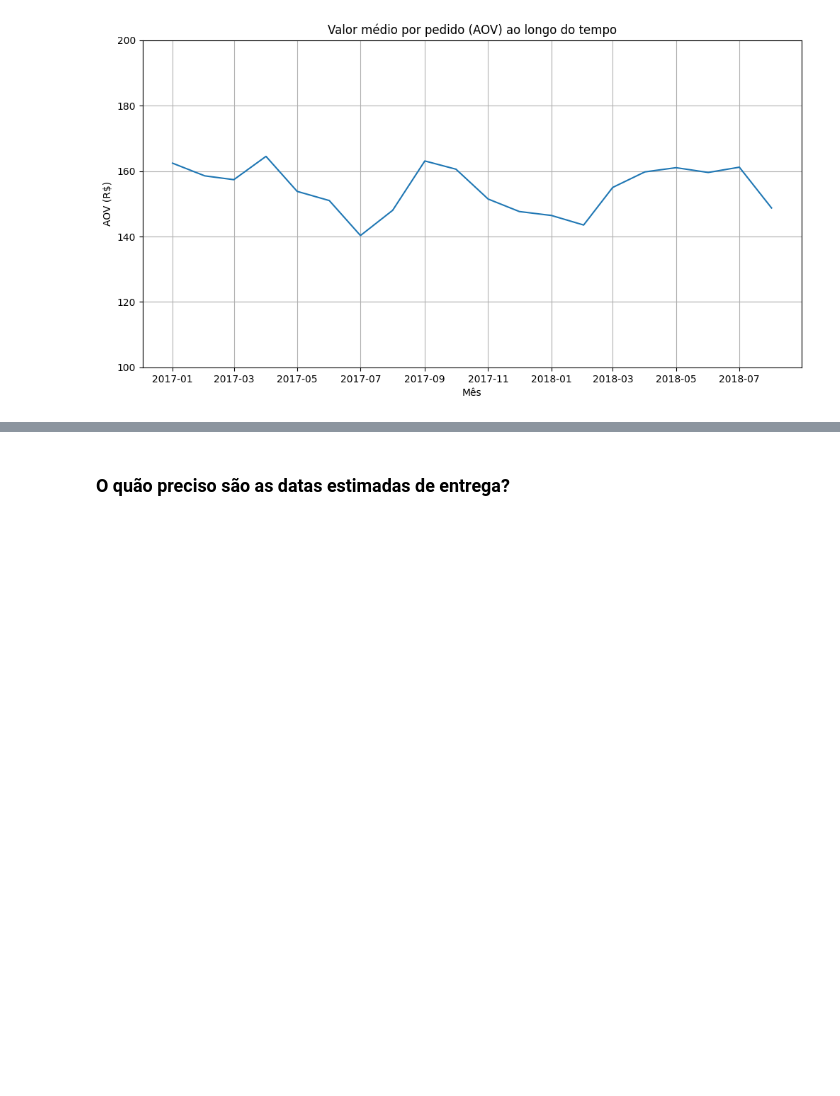
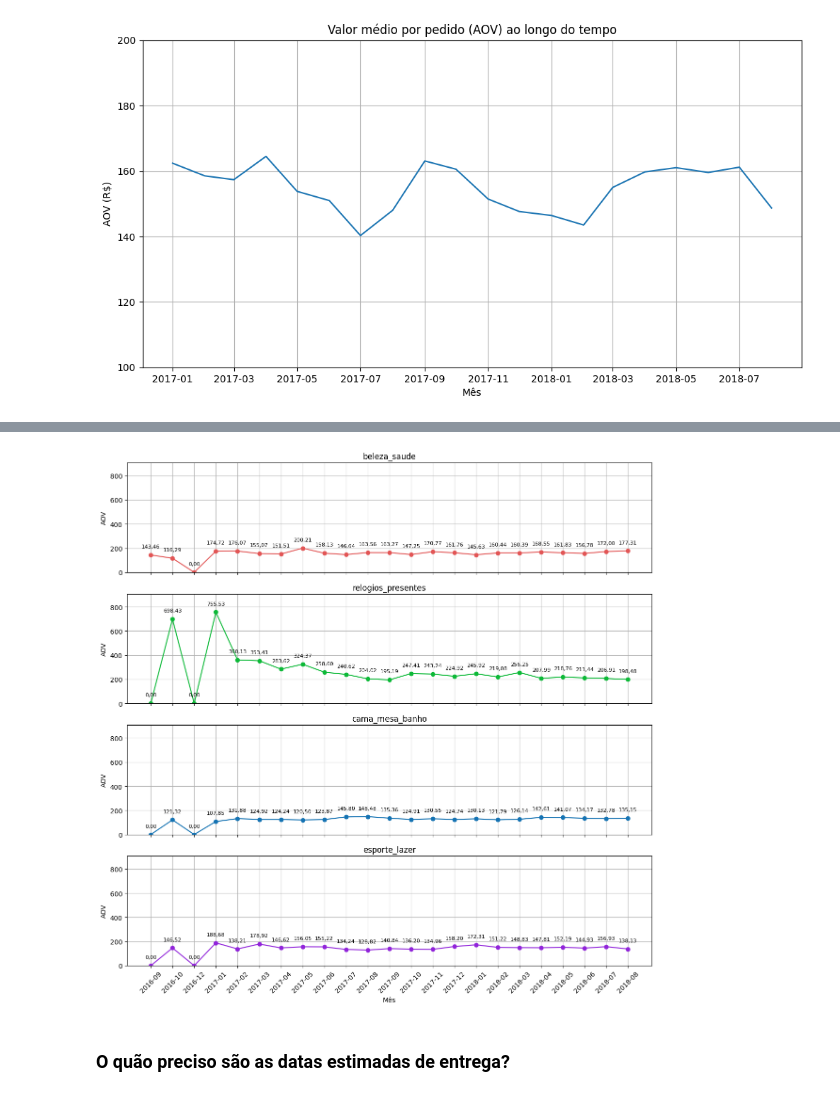
Before and after one commit to LucasMesquitaAlc/analise-ecommerce-Olist, a Jupyter notebook: notebooks/analise.ipynb, the cells around one changed output, grey strips where cells are left out. Drawn from its saved outputs; the diff is of its cells as text; code cells hidden in the pictures; blank space fills up the shorter version.

```diff
--- a/notebooks/analise.ipynb
+++ b/notebooks/analise.ipynb
@@ -315,3 +314,17 @@ plt.grid()
 plt.show()
 # %% [output]
 [figure]
+# %%
+df_aov = df.copy()
+df_aov['mes'] = pd.to_datetime(df_aov['order_purchase_timestamp']).dt.to_period('M')
+aov_categoria = (
+    df_aov[['order_id', 'categoria', 'valor_final', 'order_purchase_timestamp','mes']]
+    .groupby(['categoria','mes'])
+    .agg(
+        faturamento=('valor_final', 'sum'),
+        pedidos=('order_id', 'nunique')
+    )
+)
+aov_categoria['AOV'] = aov_categoria['faturamento'] / aov_categoria['pedidos']
+aov_categoria = aov_categoria['AOV'].fillna(0)
+aov_categoria
@@ -317,0 +345,4 @@ plt.show()
+# %%
+top4 = valor_categoria.nlargest(4).index
+aov_top4 = aov_categoria.unstack(level=0)[top4]
+aov_top4
@@ -318,3 +368,25 @@ plt.show()
+# %%
+num_categorias = len(aov_top4.columns)
+fig, axs = plt.subplots(num_categorias, 1, figsize=(12, 3*num_categorias), sharex=True)
+y_maximo = aov_top4.max().max()
+
+cores = ["#e25656","#0db938","#1573b3","#9124da"]
+for i, categoria in enumerate(aov_top4.columns):
+    axs[i].plot(aov_top4.index.astype(str), aov_top4[categoria], marker='o', color=cores[i])
+    axs[i].set_title(categoria)
+    axs[i].set_ylabel('AOV')
+    axs[i].set_ylim(0,y_maximo * 1.2)
+    axs[i].grid(True)
+
+    for x, y in zip(aov_top4.index.astype(str), aov_top4[categoria]):
+        axs[i].text(x, y+50, f'{y:.2f}'.replace('.',','), ha='center', va='bottom', fontsize=8)
+
+plt.xlabel('Mês')
+plt.xticks(rotation=45)
+plt.tight_layout()
+plt.show()
+# %% [output]
+[figure, added]
 # %% [markdown]
 ### O quão preciso são as datas estimadas de entrega?
 # %%
```
Also changed, not shown: parts of 3 cells of this notebook.
